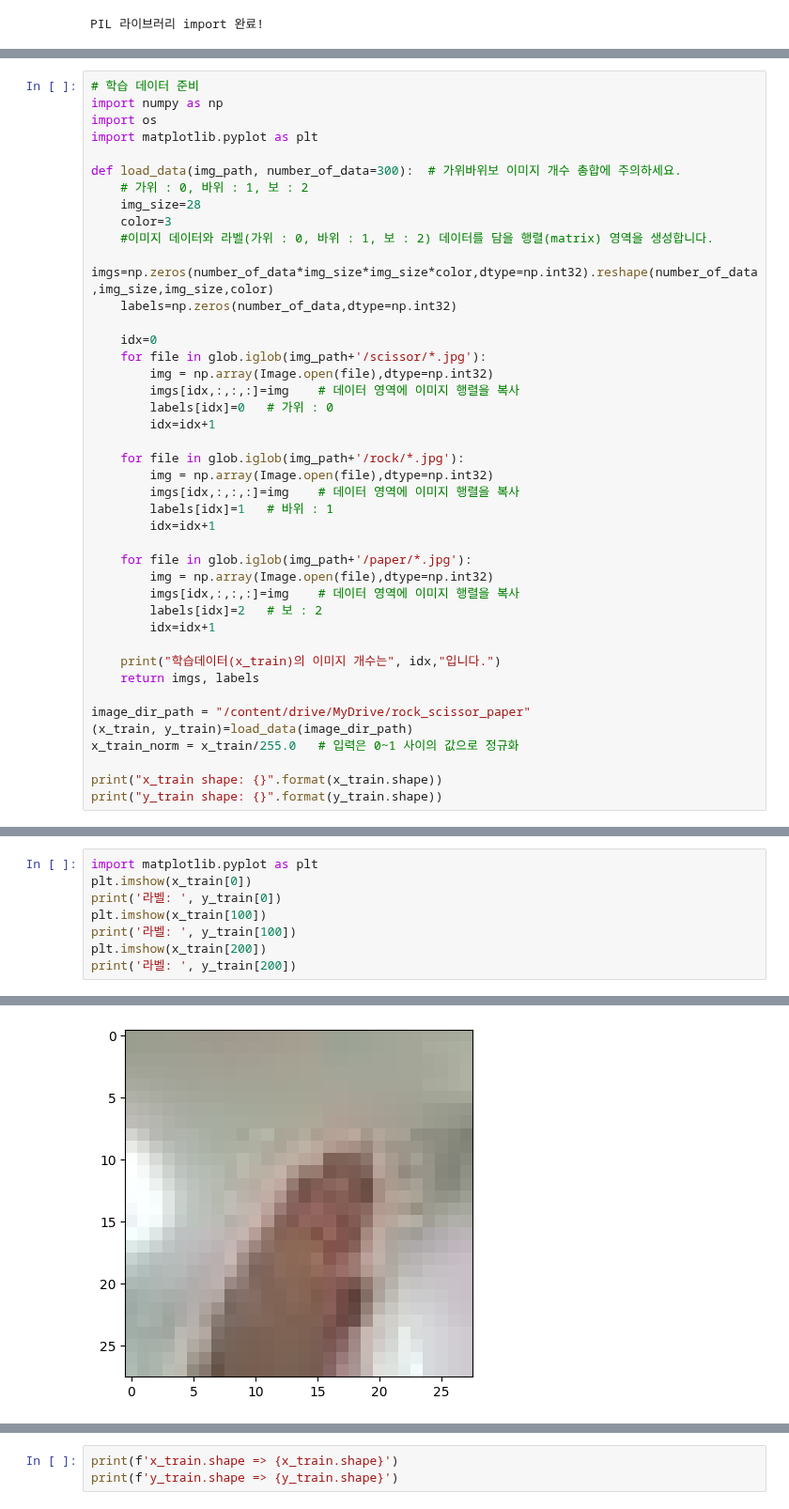
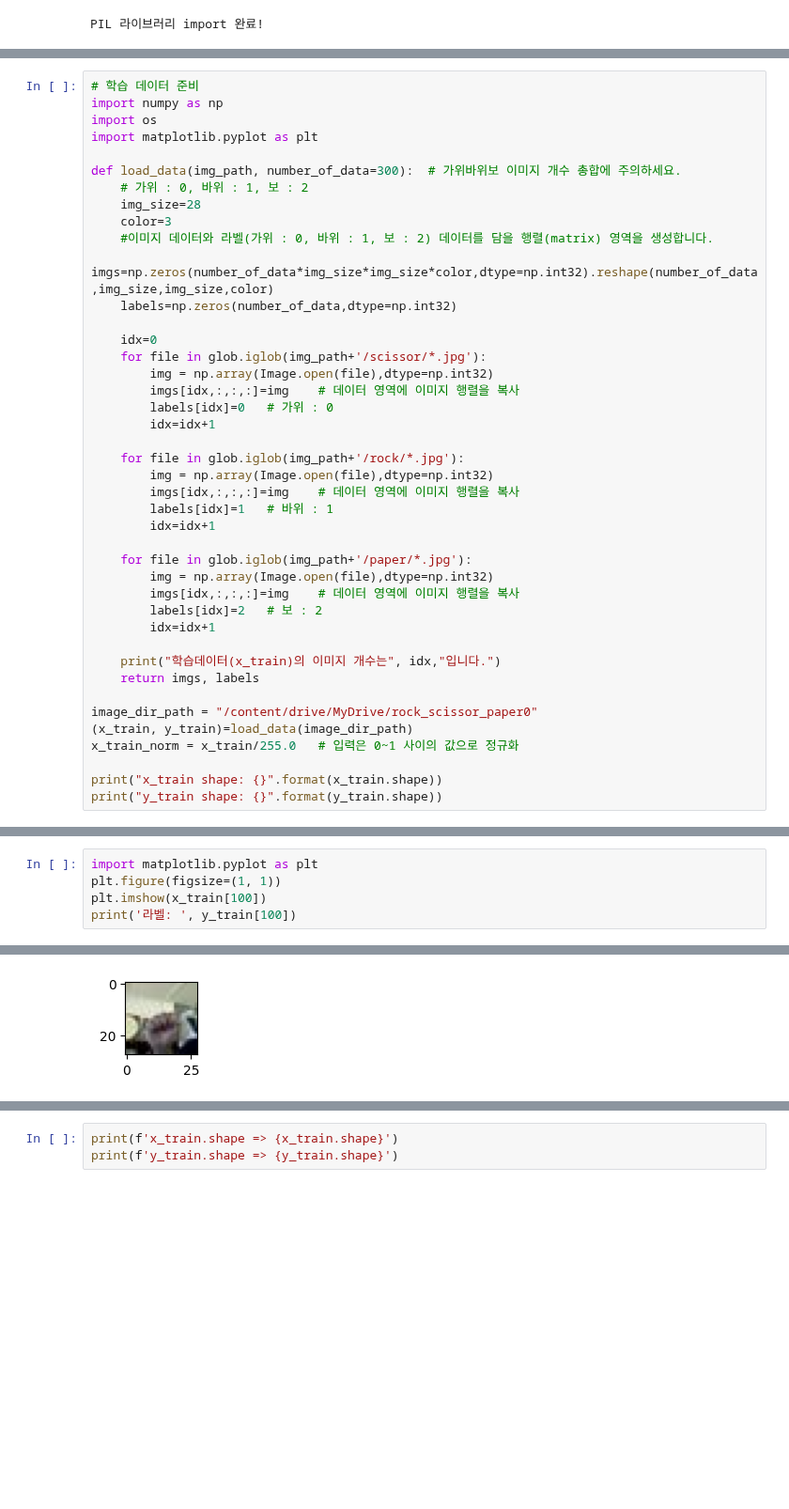
Before and after one commit to lys678/AIFFEL_Online_Quest, a Jupyter notebook: MainQuest/가위바위보.ipynb, the cells around one changed output, grey strips where cells are left out. Shown at 94% size. Cells and saved outputs as stored; diff of their text form; blank space fills up the shorter version.

```diff
--- a/MainQuest/가위바위보.ipynb
+++ b/MainQuest/가위바위보.ipynb
@@ -96,7 +96,7 @@ def load_data(img_path, number_of_data=300):  # 가위바위보 이미지 개수
     print("학습데이터(x_train)의 이미지 개수는", idx,"입니다.")
     return imgs, labels
 
-image_dir_path = "/content/drive/MyDrive/rock_scissor_paper"
+image_dir_path = "/content/drive/MyDrive/rock_scissor_paper0"
 (x_train, y_train)=load_data(image_dir_path)
 x_train_norm = x_train/255.0   # 입력은 0~1 사이의 값으로 정규화
 
@@ -109,9 +118,6 @@ y_train shape: (300,)
 # %%
 import matplotlib.pyplot as plt
-plt.imshow(x_train[0])
-print('라벨: ', y_train[0])
+plt.figure(figsize=(1, 1))
 plt.imshow(x_train[100])
 print('라벨: ', y_train[100])
-plt.imshow(x_train[200])
-print('라벨: ', y_train[200])
 # %% [output]
@@ -121 +125 @@ print('라벨: ', y_train[200])
-[figure, old version]
+[figure, new version]
```
Also changed, not shown: parts of 12 cells of this notebook.
